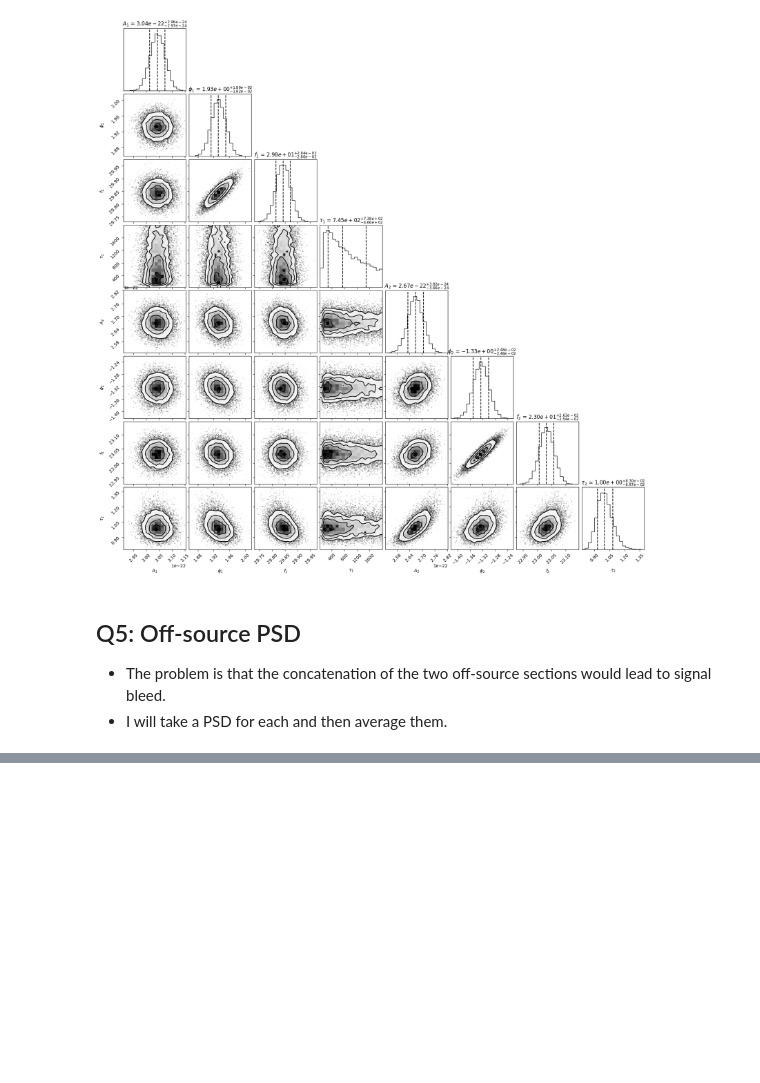
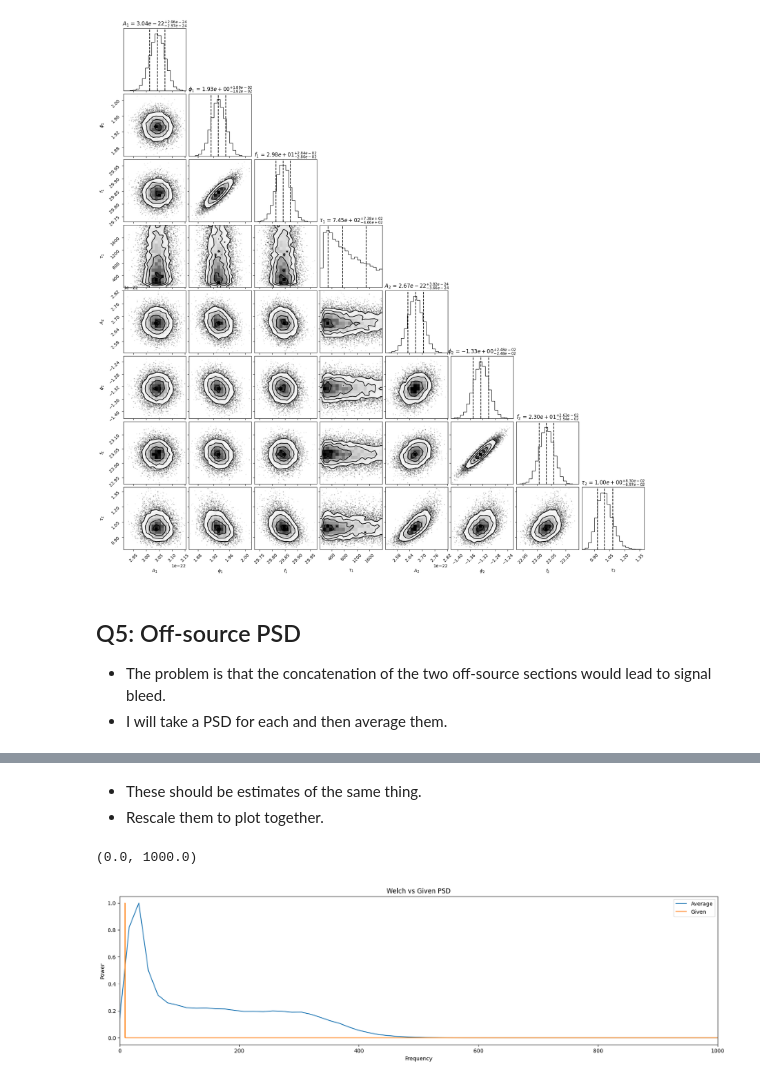
Before and after one commit to JoeyWee1/A5-Gravitational-Waves-QNM-Fitting-CW, a Jupyter notebook: solutions.ipynb, the cells around one changed output, grey strips where cells are left out. Saved outputs shown, nothing was run; the diff lists cells and outputs as text; code cells hidden in the pictures; blank space fills up the shorter version.

```diff
--- a/solutions.ipynb
+++ b/solutions.ipynb
@@ -376,0 +389,19 @@ ax.legend()
+# %% [markdown]
+- These should be estimates of the same thing.
+- Rescale them to plot together.
+# %%
+fig, ax = plt.subplots(figsize = (20,5))
+ax.set_xlabel("Frequency")
+ax.set_ylabel("Power")
+
+PSD_mean_rescaled = PSD_mean / max(PSD_mean)
+PSD_instrument_rescaled = instrument_PSD[:,1] / max(instrument_PSD[:,1])
+
+ax.plot(f_1, PSD_mean_rescaled, label='Average')
+ax.plot(instrument_PSD[:,0], PSD_instrument_rescaled, label="Given")
+ax.set_title("Welch vs Given PSD")
+ax.legend()
+ax.set_xlim(0,1000)
+# %% [output]
+(0.0, 1000.0)
+[figure, added]
```
Also changed, not shown: parts of 7 cells of this notebook.
